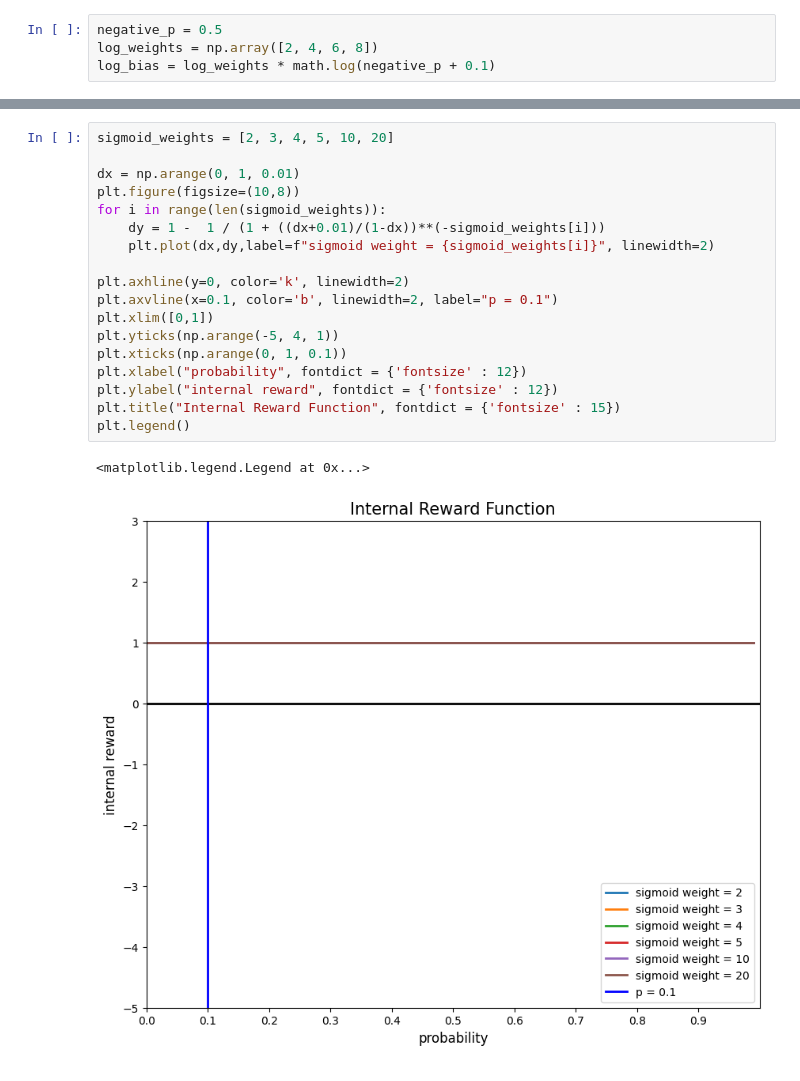
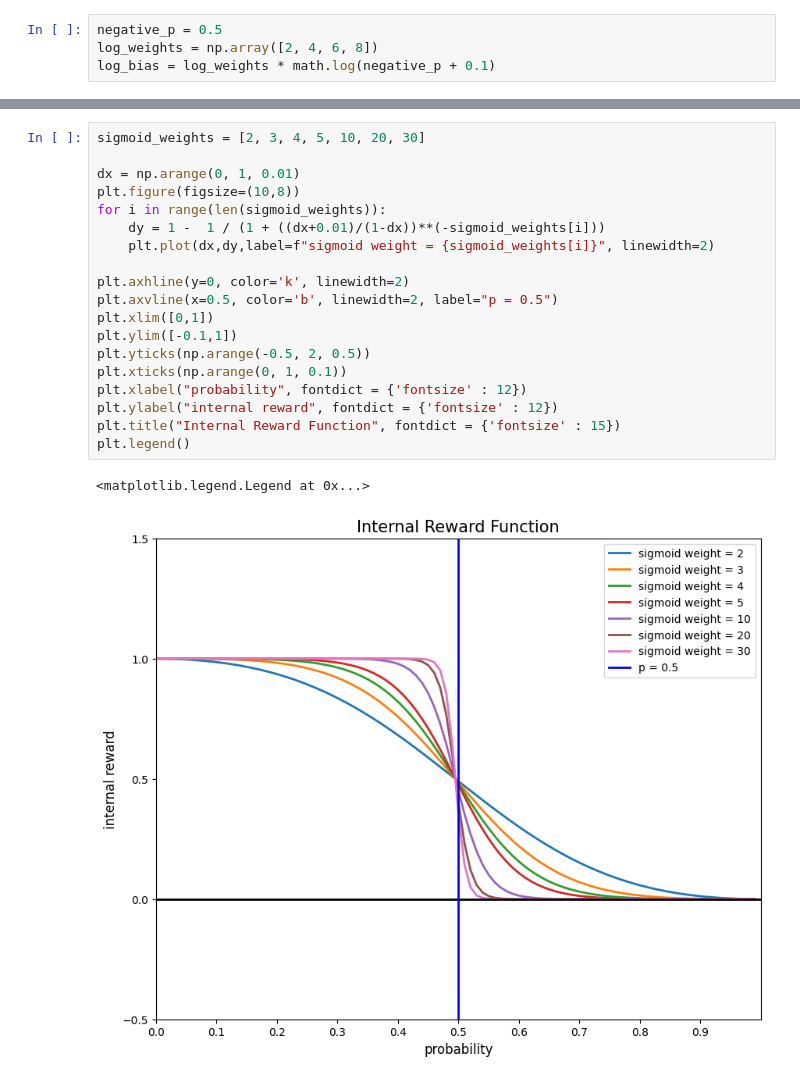
Before and after one commit to k1seul/RL_Neuro_undergrad_paper, a Jupyter notebook: Untitled.ipynb, the cells around one changed output, grey strips where cells are left out. Drawn from its saved outputs; the diff is of its cells as text.

```diff
--- a/Untitled.ipynb
+++ b/Untitled.ipynb
@@ -28,21 +28,22 @@ plt.legend()
 # %%
-sigmoid_weights = [2, 3, 4, 5, 10, 20]
+sigmoid_weights = [2, 3, 4, 5, 10, 20, 30]
 
 dx = np.arange(0, 1, 0.01)
 plt.figure(figsize=(10,8))
 for i in range(len(sigmoid_weights)):
     dy = 1 -  1 / (1 + ((dx+0.01)/(1-dx))**(-sigmoid_weights[i]))
     plt.plot(dx,dy,label=f"sigmoid weight = {sigmoid_weights[i]}", linewidth=2)
 
 plt.axhline(y=0, color='k', linewidth=2)
-plt.axvline(x=0.1, color='b', linewidth=2, label="p = 0.1")
+plt.axvline(x=0.5, color='b', linewidth=2, label="p = 0.5")
 plt.xlim([0,1])
-plt.yticks(np.arange(-5, 4, 1))
+plt.ylim([-0.1,1])
+plt.yticks(np.arange(-0.5, 2, 0.5))
 plt.xticks(np.arange(0, 1, 0.1))
 plt.xlabel("probability", fontdict = {'fontsize' : 12})
 plt.ylabel("internal reward", fontdict = {'fontsize' : 12})
 plt.title("Internal Reward Function", fontdict = {'fontsize' : 15})
 plt.legend()
 # %% [output]
 <matplotlib.legend.Legend at 0x...>
-[figure, old version]
+[figure, new version]
```
Also changed, not shown: parts of 1 cell of this notebook, 3 other files.
